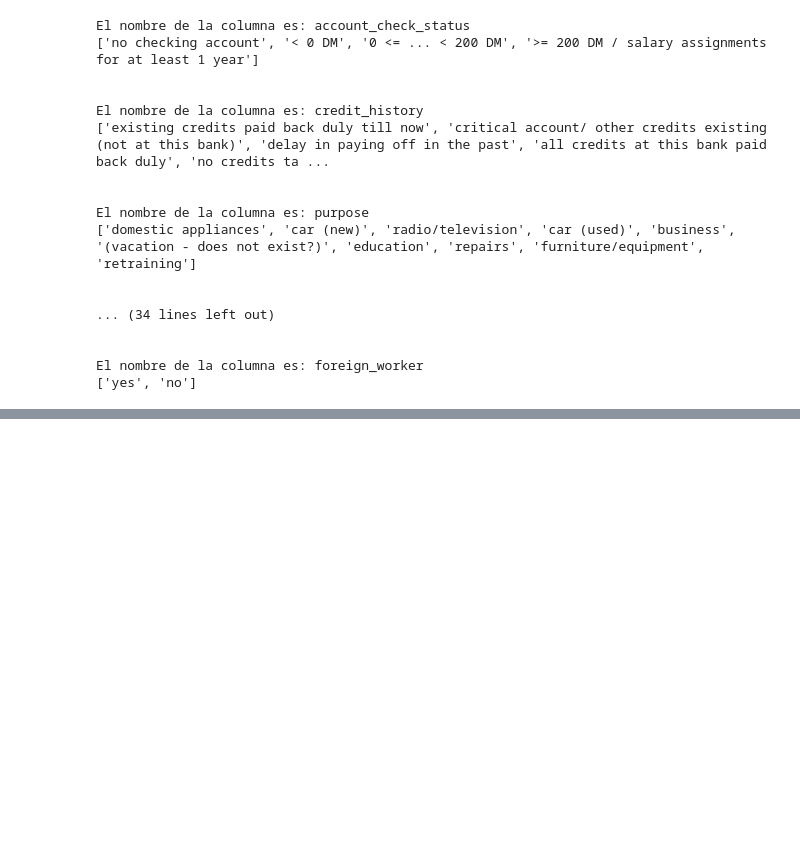
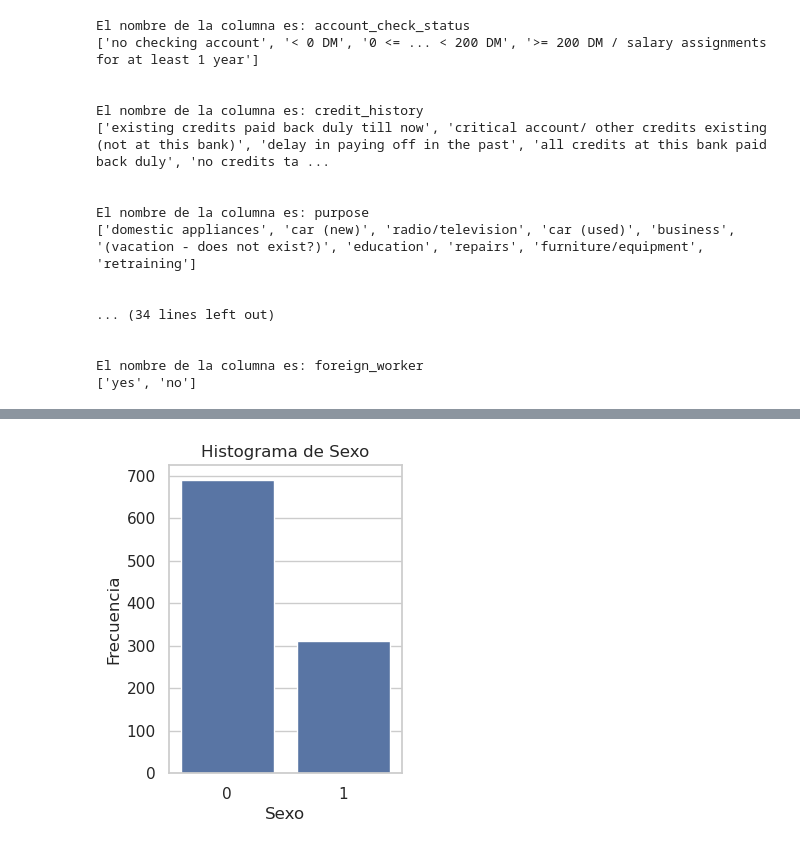
Before and after one commit to juanmarcoso/Germany_Bank, a Jupyter notebook: DataBankGerman.ipynb, the cells around one changed output, grey strips where cells are left out. Cells and saved outputs as stored; diff of their text form; code cells hidden in the pictures; blank space fills up the shorter version.

```diff
--- a/DataBankGerman.ipynb
+++ b/DataBankGerman.ipynb
@@ -232,0 +295,15 @@ df_banco.sample(3)
+# %%
+# Configurar el estilo de Seaborn (opcional)
+sns.set_style(style="whitegrid")
+
+# Crear el histograma utilizando Seaborn
+plt.figure(figsize=(3, 4))
+sns.countplot(data=df_banco, x='sexo')
+plt.title('Histograma de Sexo')
+plt.xlabel('Sexo')
+plt.ylabel('Frecuencia')
+
+# Mostrar el histograma
+plt.show()
+# %% [output]
+[figure, added]
```
Also changed, not shown: parts of 9 cells of this notebook.
